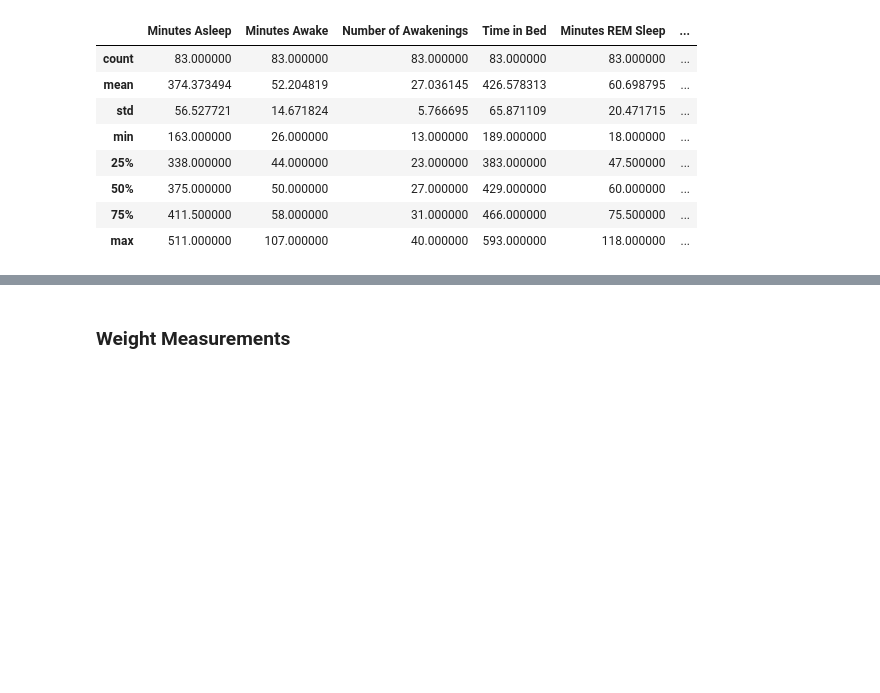
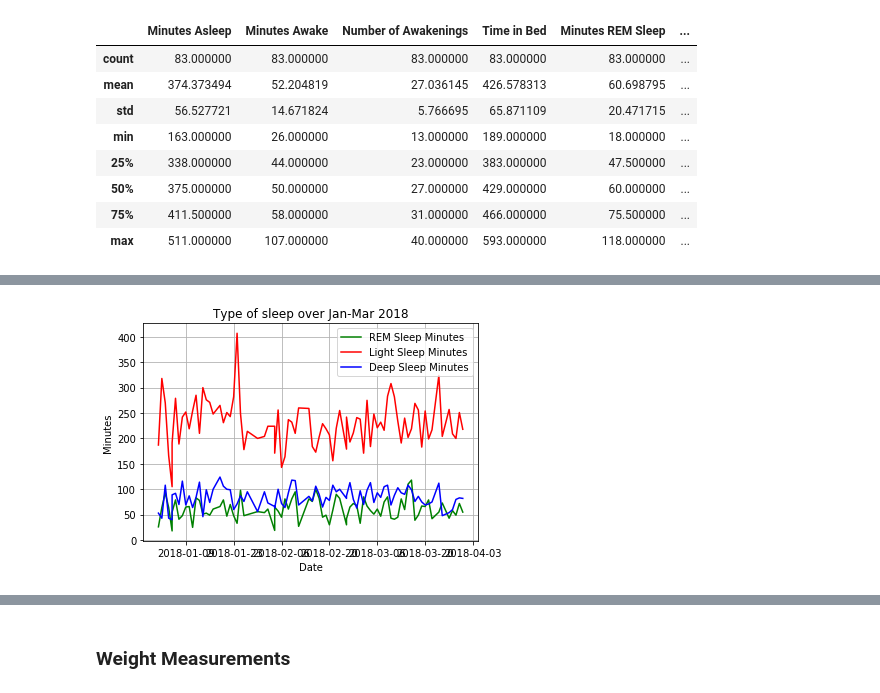
Before and after one commit to willvelida/mydata, a Jupyter notebook: jupyter notebooks/My Data Analysis Jan-Mar 2018.ipynb, the cells around one changed output, grey strips where cells are left out. Cells and saved outputs as stored; diff of their text form; code cells hidden in the pictures; blank space fills up the shorter version.

```diff
--- a/jupyter notebooks/My Data Analysis Jan-Mar 2018.ipynb
+++ b/jupyter notebooks/My Data Analysis Jan-Mar 2018.ipynb
@@ -499,0 +541,16 @@ totalsleep_df3.describe()
+# %%
+# Plot minutes type of sleep over time
+fig, ax = plt.subplots()
+ax.plot(start_time, rem_sleep, color='g', label='REM Sleep Minutes')
+ax.plot(start_time, light_sleep, color='r', label='Light Sleep Minutes')
+ax.plot(start_time, deep_sleep, color='b', label='Deep Sleep Minutes')
+ax.legend(loc='upper right')
+
+# Set labels
+ax.set(xlabel='Date', ylabel='Minutes', title='Type of sleep over Jan-Mar 2018')
+ax.grid()
+
+# Show the plot
+plt.show()
+# %% [output]
+[figure, added]
```
Also changed, not shown: parts of 6 cells of this notebook.
